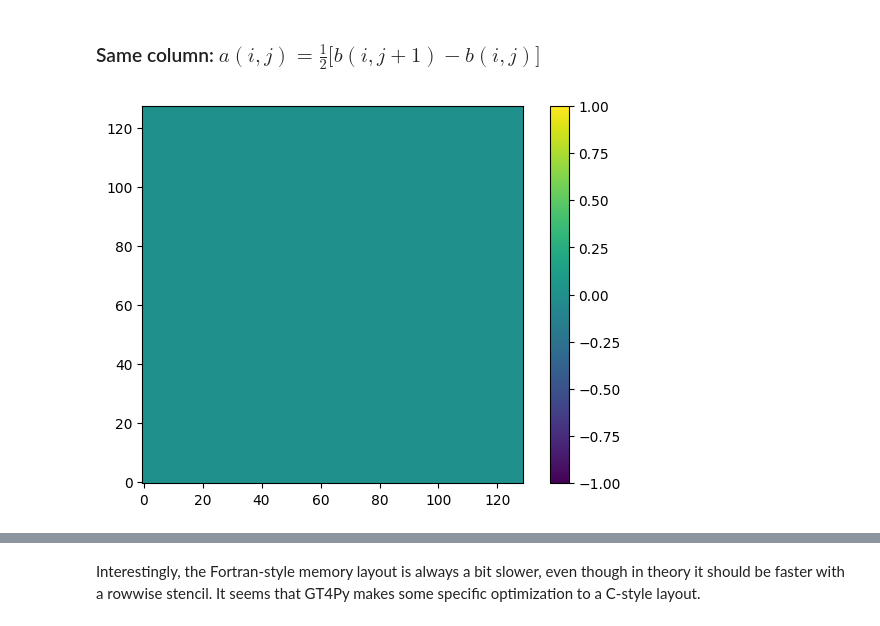
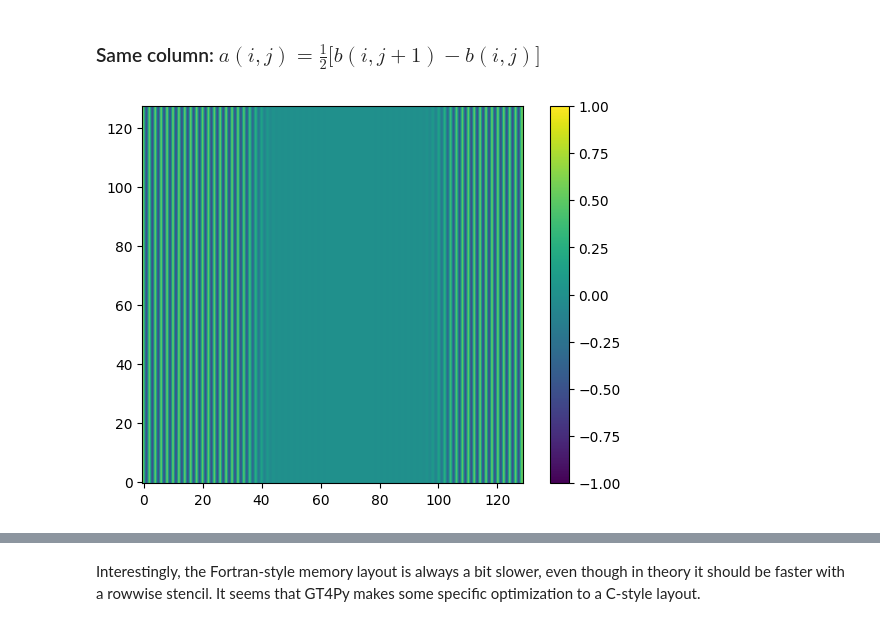
Before and after one commit to ofuhrer/HPC4WC, a Jupyter notebook: projects/2023/project12_highlevel_programming/3_gt4py.ipynb, the cells around one changed output, grey strips where cells are left out. Cells and saved outputs as stored; diff of their text form; code cells hidden in the pictures.

```diff
--- a/projects/2023/project12_highlevel_programming/3_gt4py.ipynb
+++ b/projects/2023/project12_highlevel_programming/3_gt4py.ipynb
@@ -152,8 +161,8 @@ def gt4py_1D_col_apply(in_field, out_field, N_ITER=1):
 backend = "numpy"
 gt4py_1D_col_stencil = gtscript.stencil(backend=backend, definition=gt4py_1D_col_def)
 # %%
-in_field, out_field = initialize_fields(NX+1, NY, NZ, mode="horizontal-bars", order="C", x_first=True)
+in_field, out_field = initialize_fields(NX+1, NY, NZ, mode="vertical-bars", order="C", x_first=True)
 in_field, out_field = array_to_gt_storage(in_field, out_field, backend=backend, index=(0, 0, 0))
-out_field = gt4py_1D_col_apply(in_field, out_field, N_ITER=N_ITER)
+out_field = gt4py_1D_col(in_field, out_field, N_ITER=N_ITER)
 plot_field(out_field, x_first=True)
 # %% [output]
@@ -161,6 +170,5 @@ plot_field(out_field, x_first=True)
 # %%
 %%timeit
-in_field, out_field = initialize_fields(NX+1, NY, NZ, mode="horizontal-bars", order="C", x_first=True)
-in_field, out_field = array_to_gt_storage(in_field, out_field, backend=backend, index=(0, 0, 0))
-gt4py_1D_col_apply(in_field, out_field, N_ITER=N_ITER)
+in_field, out_field = initialize_fields(NX+1, NY, NZ, mode="vertical-bars", order="C", x_first=True);in_field, out_field = array_to_gt_storage(in_field, out_field, backend=backend, index=(0, 0, 0))
+gt4py_1D_col(in_field, out_field, N_ITER=N_ITER)
 # %% [output]
@@ -169,7 +177,6 @@ gt4py_1D_col_apply(in_field, out_field, N_ITER=N_ITER)
 Then we change the memory order to Fortran style to see if the duration change.
 # %%
 %%timeit
-in_field, out_field = initialize_fields(NX+1, NY, NZ, mode="horizontal-bars", order="F", x_first=True)
-in_field, out_field = array_to_gt_storage(in_field, out_field, backend=backend, index=(0, 0, 0))
-gt4py_1D_col_apply(in_field, out_field, N_ITER=N_ITER)
+in_field, out_field = initialize_fields(NX+1, NY, NZ, mode="vertical-bars", order="F", x_first=True);in_field, out_field = array_to_gt_storage(in_field, out_field, backend=backend, index=(0, 0, 0))
+gt4py_1D_col(in_field, out_field, N_ITER=N_ITER)
 # %% [output]
@@ -192,7 +199,7 @@ def gt4py_1D_row_def(
         # Apply 1D stencil in gt4py style
         out_field = 0.5 * (in_field[0, 1, 0] - in_field[0, 0, 0])
 
-def gt4py_1D_row_apply(in_field, out_field, N_ITER=1):
+def gt4py_1D_row(in_field, out_field, N_ITER=1):
     # Define origin and domain for the stencil
     origin = (0, 0, 0)
     ny = in_field.shape[1] - 1
@@ -221,11 +228,11 @@ def gt4py_1D_row_apply(in_field, out_field, N_ITER=1):
 backend = "numpy"
 gt4py_1D_row_stencil = gtscript.stencil(backend=backend, definition=gt4py_1D_row_def)
 # %%
-in_field, out_field = initialize_fields(NX, NY+1, NZ, mode="vertical-bars", order="C", x_first=True)
+in_field, out_field = initialize_fields(NX, NY+1, NZ, mode="horizontal-bars", order="C", x_first=True)
 in_field, out_field = array_to_gt_storage(in_field, out_field, backend=backend, index=(0, 0, 0))
-out_field = gt4py_1D_row_apply(in_field, out_field, N_ITER=N_ITER)
+out_field = gt4py_1D_row(in_field, out_field, N_ITER=N_ITER)
 plot_field(out_field, x_first=True)
 # %% [output]
-[figure, old version]
+[figure, new version]
 # %%
 %%timeit
```
Also changed, not shown: parts of 33 cells of this notebook, 2 other files.
